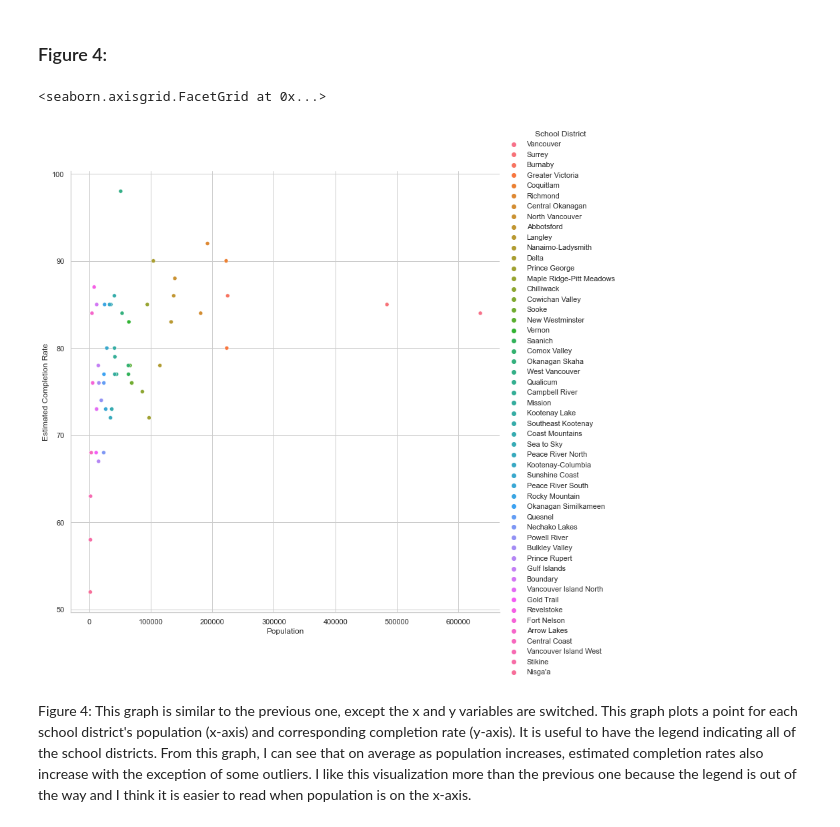
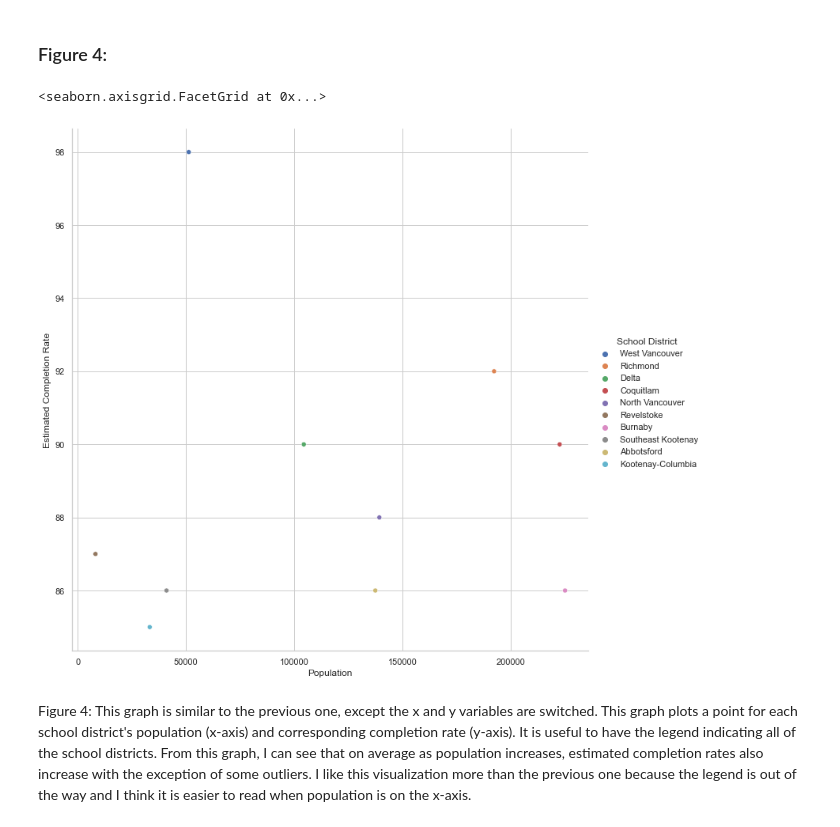
Before and after one commit to ubco-W2022T1-cosc301/project-group19, a Jupyter notebook: notebooks/analysis2.ipynb, the cells around one changed output. Cells and saved outputs as stored; diff of their text form; code cells hidden in the pictures.

```diff
--- a/notebooks/analysis2.ipynb
+++ b/notebooks/analysis2.ipynb
@@ -448,3 +448,8 @@ This is the data I will use for my research question.
 ### EDA Continued: Visualizations
 # %% [markdown]
 ### Figure 1:
+# %%
+
+Top10data = cleanData.sort_values(by=['Estimated Completion Rate'], ascending=False)
+Top10data = Top10data[:-42]
+Top10data
@@ -537,10 +555,10 @@ Figure 4: This graph plots a point for each school district's population (y-axis
 # %%
 sns.set_theme(style="whitegrid")
 sns.relplot(x="Population", y="Estimated Completion Rate", hue="School District",
-            sizes=(40, 400), alpha=1,height=10, data=cleanData)
+            sizes=(40, 400), alpha=1,height=10, data=Top10data)
 # %% [output]
 <seaborn.axisgrid.FacetGrid at 0x...>
-[figure, old version]
+[figure, new version]
 # %% [markdown]
 Figure 4: This graph is similar to the previous one, except the x and y variables are switched. This graph plots a point for each school district's population (x-axis) and corresponding completion rate (y-axis). It is useful to have the legend indicating all of the school districts. From this graph, I can see that on average as population increases, estimated completion rates also increase with the exception of some outliers. I like this visualization more than the previous one because the legend is out of the way and I think it is easier to read when population is on the x-axis.
 # %% [markdown]
```
Also changed, not shown: parts of 8 cells of this notebook.
